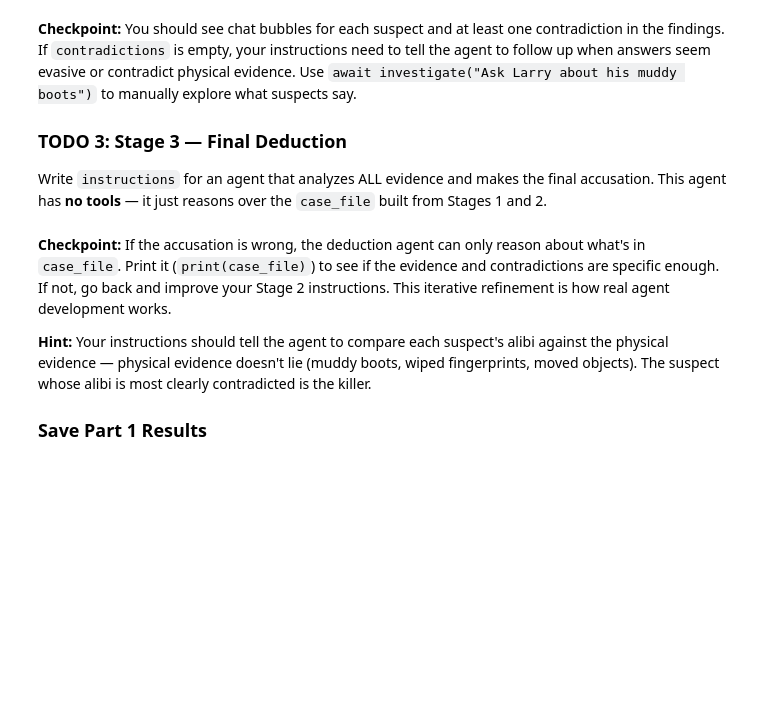
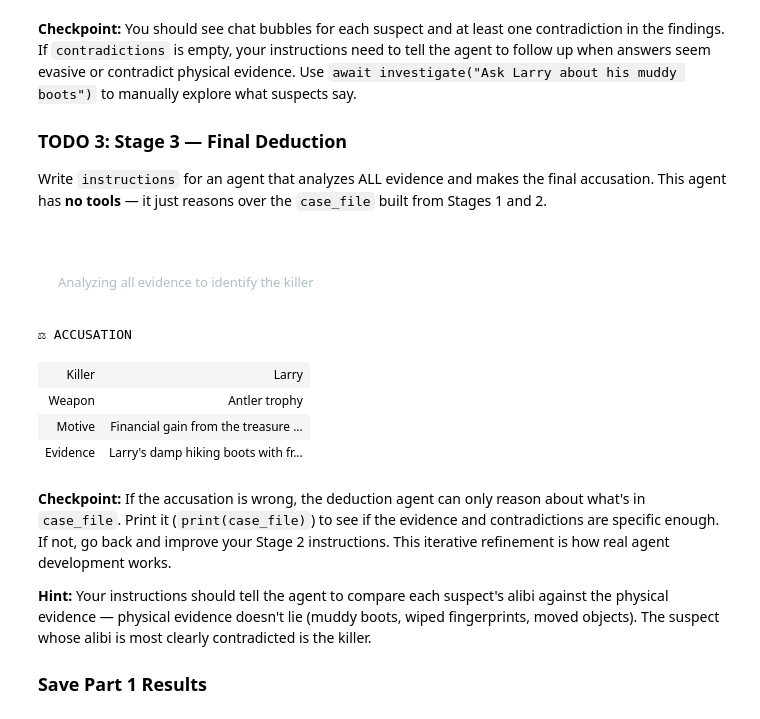
Before and after one commit to UCSF-DataSci/08-secret-agent-man-jiaxin-su1, a Jupyter notebook: assignment.ipynb, the cells around one changed output. Saved outputs shown, nothing was run; the diff lists cells and outputs as text; code cells hidden in the pictures; blank space fills up the shorter version.

```diff
--- a/assignment.ipynb
+++ b/assignment.ipynb
@@ -308,21 +466,41 @@ deduction_agent = Agent(
     name="Lead Detective",
     model=AGENTS_MODEL,
     model_settings=SETTINGS,
-    instructions="",  # TODO: Write your instructions here
+    instructions="""
+You are a lead detective making the final accusation in the murder of Marcus Reed.
+
+You will be given a case file containing physical evidence and interview results. Evaluate it carefully:
+
+1. Compare each suspect’s alibi with the physical evidence, since physical evidence does not lie.
+
+2. Determine which suspect’s alibi is most directly contradicted by the crime scene evidence.
+
+3. That suspect is the murderer.
+
+Identify the murderer, specify the weapon used, explain their motive, and list the main pieces of evidence that establish their guilt.""",  # TODO: Write your instructions here
     output_type=Accusation,
 )
 
 # Uncomment to run your agent:
-# deduction_result = await Runner.run(deduction_agent, f"Based on all evidence, make your accusation:\n\n{case_file}", max_turns=3)
-# accusation = deduction_result.final_output
+deduction_result = await Runner.run(deduction_agent, f"Based on all evidence, make your accusation:\n\n{case_file}", max_turns=3)
+accusation = deduction_result.final_output
+# %% [output]
+STAGE 3 Final Deduction
+Analyzing all evidence to identify the killer
 # %%
 # Uncomment to see the verdict:
-# display_verdict("ACCUSATION", {
-#     "Killer": accusation.killer,
-#     "Weapon": accusation.weapon,
-#     "Motive": accusation.motive,
-#     "Evidence": ", ".join(accusation.evidence),
-# })
+display_verdict("ACCUSATION", {
+    "Killer": accusation.killer,
+    "Weapon": accusation.weapon,
+    "Motive": accusation.motive,
+    "Evidence": ", ".join(accusation.evidence),
+})
+# %% [output]
+⚖ ACCUSATION
+| Killer | Larry |
+| Weapon | Antler trophy |
+| Motive | Financial gain from the treasure ... |
+| Evidence | Larry's damp hiking boots with fr... |
 # %% [markdown]
 **Checkpoint:** If the accusation is wrong, the deduction agent can only reason about what's in `case_file`. Print it (`print(case_file)`) to see if the evidence and contradictions are specific enough. If not, go back and improve your Stage 2 instructions. This iterative refinement is how real agent development works.
 
```
Also changed, not shown: parts of 16 cells of this notebook, 2 other files.
